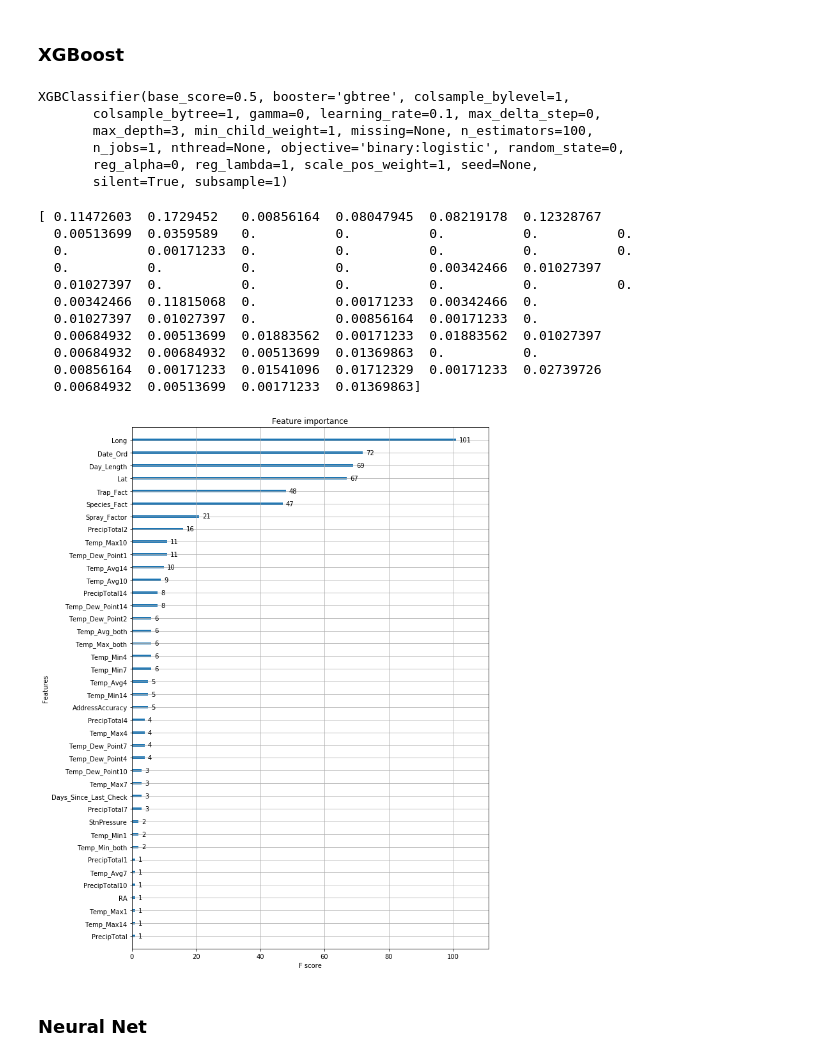
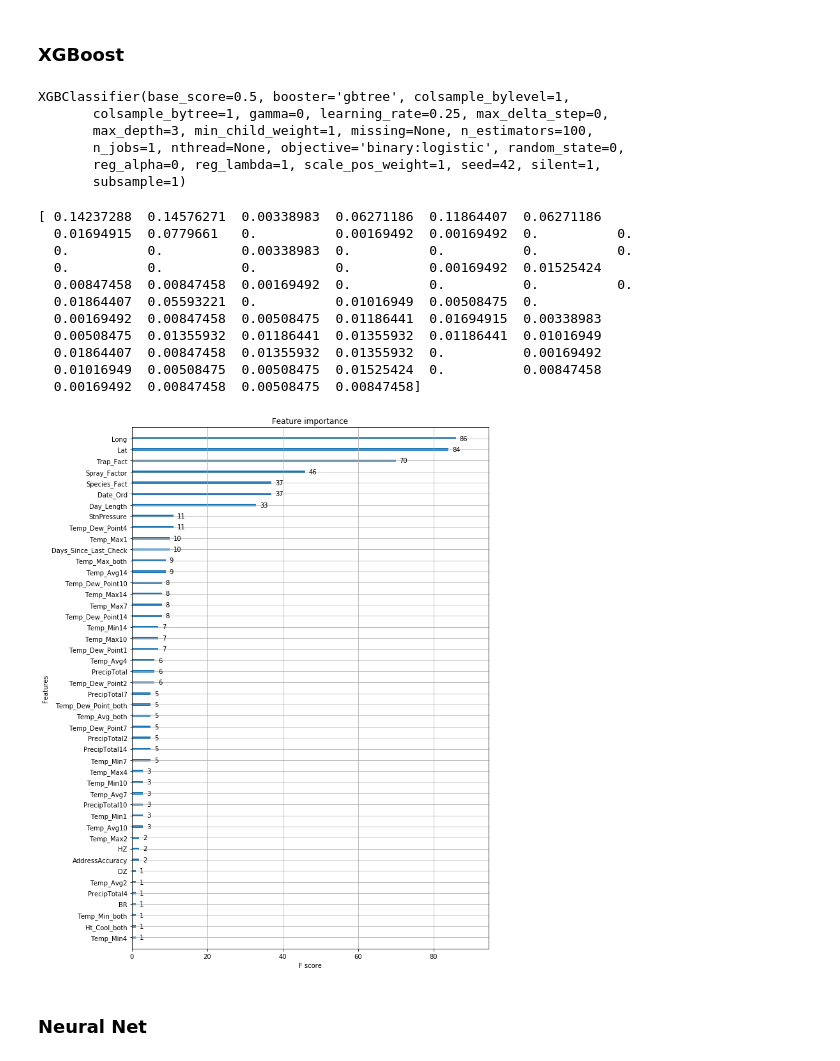
Before and after one commit to ExSidius/KaggleWestNile, a Jupyter notebook: working/ram/Models.ipynb, the cells around one changed output. Drawn from its saved outputs; the diff is of its cells as text; code cells hidden in the pictures.

Commit message:
Best XGBoost model yet

```diff
--- a/working/ram/Models.ipynb
+++ b/working/ram/Models.ipynb
@@ -94,33 +99,35 @@ xgb = XGBClassifier()
+# %%
+xgb1 = XGBClassifier(learning_rate=0.2, seed=42, silent=1) # 0.2 best so far
 # %%
-xgb.fit(train, target)
+xgb1.fit(train, target)
 # %% [output]
 XGBClassifier(base_score=0.5, booster='gbtree', colsample_bylevel=1,
-       colsample_bytree=1, gamma=0, learning_rate=0.1, max_delta_step=0,
+       colsample_bytree=1, gamma=0, learning_rate=0.25, max_delta_step=0,
        max_depth=3, min_child_weight=1, missing=None, n_estimators=100,
        n_jobs=1, nthread=None, objective='binary:logistic', random_state=0,
-       reg_alpha=0, reg_lambda=1, scale_pos_weight=1, seed=None,
-       silent=True, subsample=1)
+       reg_alpha=0, reg_lambda=1, scale_pos_weight=1, seed=42, silent=1,
+       subsample=1)
 # %%
-print(xgb.feature_importances_)
+print(xgb1.feature_importances_)
 # %% [output]
-[ 0.11472603  0.1729452   0.00856164  0.08047945  0.08219178  0.12328767
-  0.00513699  0.0359589   0.          0.          0.          0.          0.
-  0.          0.00171233  0.          0.          0.          0.          0.
-  0.          0.          0.          0.          0.00342466  0.01027397
-  0.01027397  0.          0.          0.          0.          0.          0.
-  0.00342466  0.11815068  0.          0.00171233  0.00342466  0.
-  0.01027397  0.01027397  0.          0.00856164  0.00171233  0.
-  0.00684932  0.00513699  0.01883562  0.00171233  0.01883562  0.01027397
-  0.00684932  0.00684932  0.00513699  0.01369863  0.          0.
-  0.00856164  0.00171233  0.01541096  0.01712329  0.00171233  0.02739726
-  0.00684932  0.00513699  0.00171233  0.01369863]
+[ 0.14237288  0.14576271  0.00338983  0.06271186  0.11864407  0.06271186
+  0.01694915  0.0779661   0.          0.00169492  0.00169492  0.          0.
+  0.          0.          0.00338983  0.          0.          0.          0.
+  0.          0.          0.          0.          0.00169492  0.01525424
+  0.00847458  0.00847458  0.00169492  0.          0.          0.          0.
+  0.01864407  0.05593221  0.          0.01016949  0.00508475  0.
+  0.00169492  0.00847458  0.00508475  0.01186441  0.01694915  0.00338983
+  0.00508475  0.01355932  0.01186441  0.01355932  0.01186441  0.01016949
+  0.01864407  0.00847458  0.01355932  0.01355932  0.          0.00169492
+  0.01016949  0.00508475  0.00508475  0.01525424  0.          0.00847458
+  0.00169492  0.00847458  0.00508475  0.00847458]
 # %%
 from matplotlib import pyplot as plt
 # %%
 # plot feature importance
 fig, ax = plt.subplots(figsize=(10, 15))
-plot_importance(xgb, ax=ax)
+plot_importance(xgb1, ax=ax)
 plt.show()
 # %% [output]
-[figure, old version]
+[figure, new version]
 # %%
```
Also changed, not shown: parts of 7 cells of this notebook, 1 other file.
